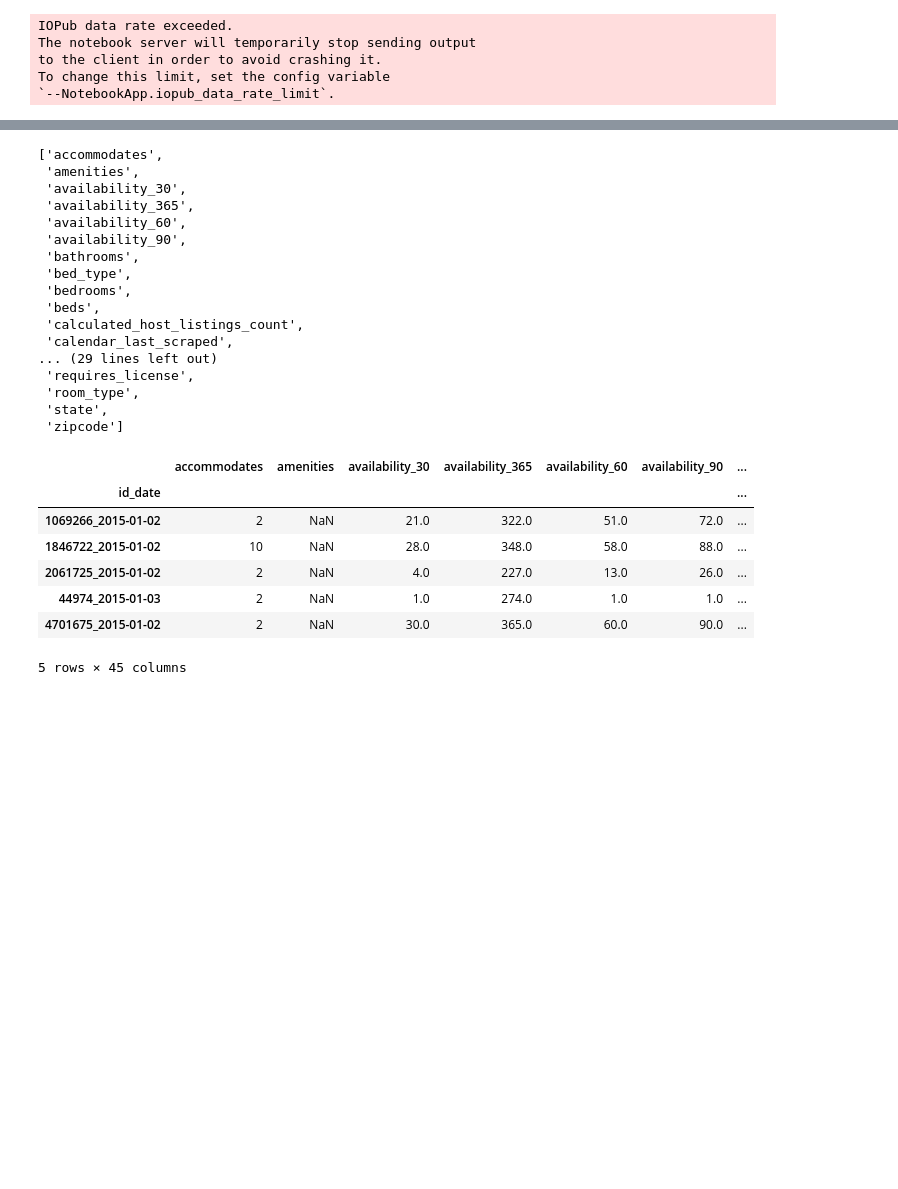
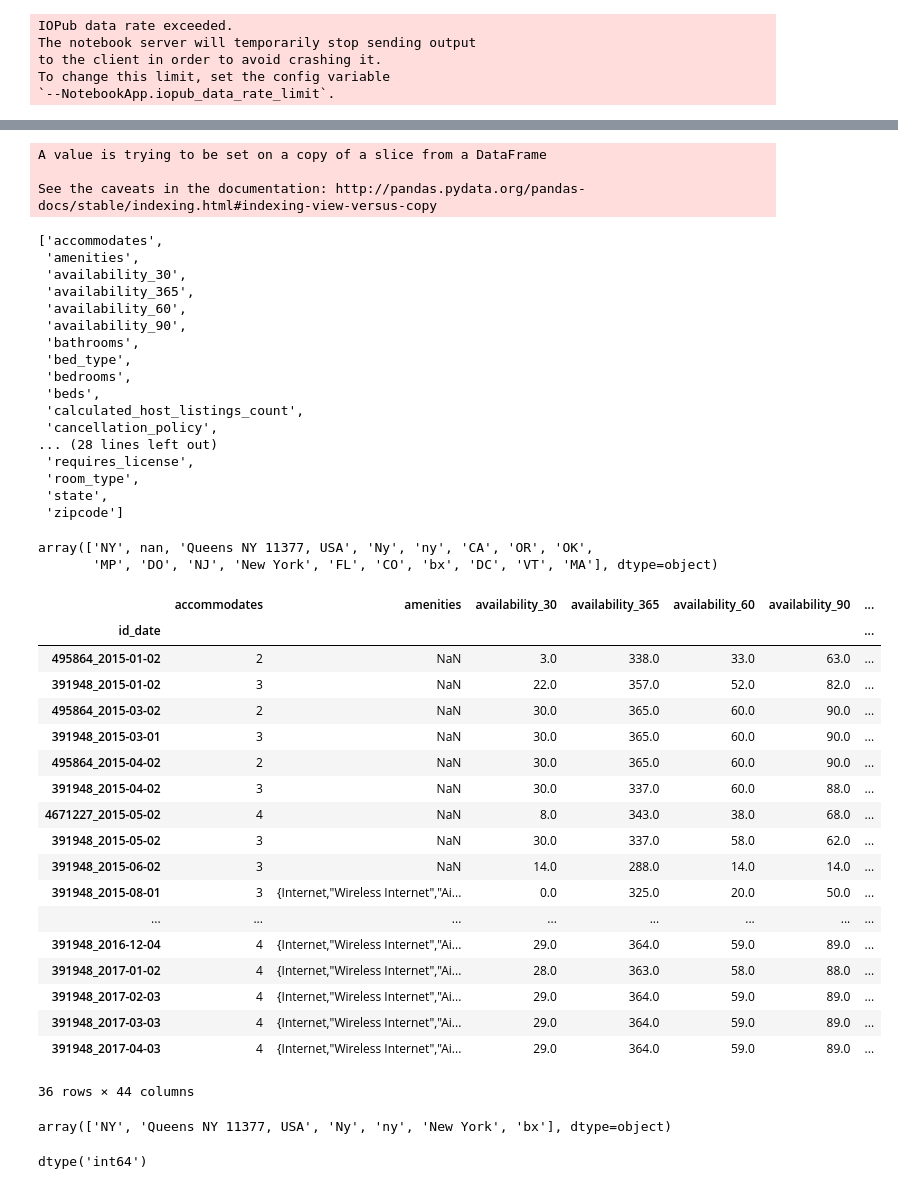
Before and after one commit to Dianaumd/project1, a Jupyter notebook: Project 2 Airbnb Analysis.ipynb, the cells around one changed output, grey strips where cells are left out. Cells and saved outputs as stored; diff of their text form; code cells hidden in the pictures; blank space fills up the shorter version.

```diff
--- a/Project 2 Airbnb Analysis.ipynb
+++ b/Project 2 Airbnb Analysis.ipynb
@@ -48,7 +49,7 @@ for filename in glob.iglob('./**/**/listings.csv',recursive=False):
 .\2017-05-02\data\listings.csv
 # %%
 # create row index as id + calendar_last_scraped
-total_listings['id_date']=total_listings['id'].map(str)+"_"+total_listings['calendar_last_scraped']
+total_listings['id_date']=total_listings['id'].map(str)+"_"+total_listings['last_scraped']
 total_listings=total_listings.set_index(['id_date'])
 # %%
 total_listings.shape
@@ -77,10 +78,17 @@ Length: 97, dtype: float64
 # %%
-# drop columns which have missing value over 15% and columns that are not related to analysis
-total_listings_clean=total_listings.dropna(thresh=0.85*total_listings.shape[0],axis=1)
+# drop columns which have missing value over 20% and columns that are not related to analysis
+
+total_listings_clean=total_listings.dropna(thresh=0.80*total_listings.shape[0],axis=1)
+total_listings_clean.dropna(how='all', inplace=True)
 total_listings_clean=total_listings_clean.drop(['calendar_updated','country_code','country','experiences_offered',
                                                 'host_total_listings_count','market','neighbourhood','neighbourhood_group_cleansed',
                                                 'scrape_id','smart_location','street','summary','host_picture_url',
-                                               'host_thumbnail_url','host_url','listing_url','picture_url'],axis=1)
+                                               'host_thumbnail_url','host_url','listing_url','picture_url',
+                                                'calendar_last_scraped'],axis=1)
+# %% [output]
+A value is trying to be set on a copy of a slice from a DataFrame
+
+See the caveats in the documentation: http://pandas.pydata.org/pandas-docs/stable/indexing.html#indexing-view-versus-copy
 # %%
 list(total_listings_clean)
 # %% [output]
@@ -95,20 +103,37 @@ list(total_listings_clean)
  'bedrooms',
  'beds',
  'calculated_host_listings_count',
- 'calendar_last_scraped',
-... (29 lines left out)
+ 'cancellation_policy',
+... (28 lines left out)
  'requires_license',
  'room_type',
  'state',
  'zipcode']
-# %%
-total_listings_clean.head()
-# %% [output]
-|  | accommodates | amenities | availability_30 | availability_365 | availability_60 | availability_90 | ... |
-| id_date |  |  |  |  |  |  | ... |
-| 1069266_2015-01-02 | 2 | NaN | 21.0 | 322.0 | 51.0 | 72.0 | ... |
-| 1846722_2015-01-02 | 10 | NaN | 28.0 | 348.0 | 58.0 | 88.0 | ... |
-| 2061725_2015-01-02 | 2 | NaN | 4.0 | 227.0 | 13.0 | 26.0 | ... |
-| 44974_2015-01-03 | 2 | NaN | 1.0 | 274.0 | 1.0 | 1.0 | ... |
-| 4701675_2015-01-02 | 2 | NaN | 30.0 | 365.0 | 60.0 | 90.0 | ... |
-5 rows × 45 columns
+# %%
+total_listings_clean['state'].unique()
+# %% [output]
+array(['NY', nan, 'Queens NY 11377, USA', 'Ny', 'ny', 'CA', 'OR', 'OK',
+       'MP', 'DO', 'NJ', 'New York', 'FL', 'CO', 'bx', 'DC', 'VT', 'MA'], dtype=object)
+# %%
+# display rows where state is nan
+total_listings_clean[total_listings_clean.state.isnull()]
+# %% [output]
+|  | accommodates | amenities | availability_30 | availability_365 | availability_60 | availability_90 | ... |
+| id_date |  |  |  |  |  |  | ... |
+| 495864_2015-01-02 | 2 | NaN | 3.0 | 338.0 | 33.0 | 63.0 | ... |
+| 391948_2015-01-02 | 3 | NaN | 22.0 | 357.0 | 52.0 | 82.0 | ... |
+| 495864_2015-03-02 | 2 | NaN | 30.0 | 365.0 | 60.0 | 90.0 | ... |
+| 391948_2015-03-01 | 3 | NaN | 30.0 | 365.0 | 60.0 | 90.0 | ... |
+| 495864_2015-04-02 | 2 | NaN | 30.0 | 365.0 | 60.0 | 90.0 | ... |
+| 391948_2015-04-02 | 3 | NaN | 30.0 | 337.0 | 60.0 | 88.0 | ... |
+| 4671227_2015-05-02 | 4 | NaN | 8.0 | 343.0 | 38.0 | 68.0 | ... |
+| 391948_2015-05-02 | 3 | NaN | 30.0 | 337.0 | 58.0 | 62.0 | ... |
+| 391948_2015-06-02 | 3 | NaN | 14.0 | 288.0 | 14.0 | 14.0 | ... |
+| 391948_2015-08-01 | 3 | {Internet,"Wireless Internet","Ai... | 0.0 | 325.0 | 20.0 | 50.0 | ... |
+| ... | ... | ... | ... | ... | ... | ... | ... |
+| 391948_2016-12-04 | 4 | {Internet,"Wireless Internet","Ai... | 29.0 | 364.0 | 59.0 | 89.0 | ... |
+| 391948_2017-01-02 | 4 | {Internet,"Wireless Internet","Ai... | 28.0 | 363.0 | 58.0 | 88.0 | ... |
+| 391948_2017-02-03 | 4 | {Internet,"Wireless Internet","Ai... | 29.0 | 364.0 | 59.0 | 89.0 | ... |
+| 391948_2017-03-03 | 4 | {Internet,"Wireless Internet","Ai... | 29.0 | 364.0 | 59.0 | 89.0 | ... |
+| 391948_2017-04-03 | 4 | {Internet,"Wireless Internet","Ai... | 29.0 | 364.0 | 59.0 | 89.0 | ... |
+36 rows × 44 columns
@@ -114,0 +143,11 @@ total_listings_clean.head()
+# %%
+# check state again
+total_listings_clean['state'].unique()
+# %% [output]
+array(['NY', 'Queens NY 11377, USA', 'Ny', 'ny', 'New York', 'bx'], dtype=object)
+# %%
+# clean the price formatting
+total_listings_clean['price'] = total_listings_clean['price'].map(lambda p: int(p[1:-3].replace(",", "")))
+total_listings_clean['price'].dtype
+# %% [output]
+dtype('int64')
```
Also changed, not shown: parts of 17 cells of this notebook.
